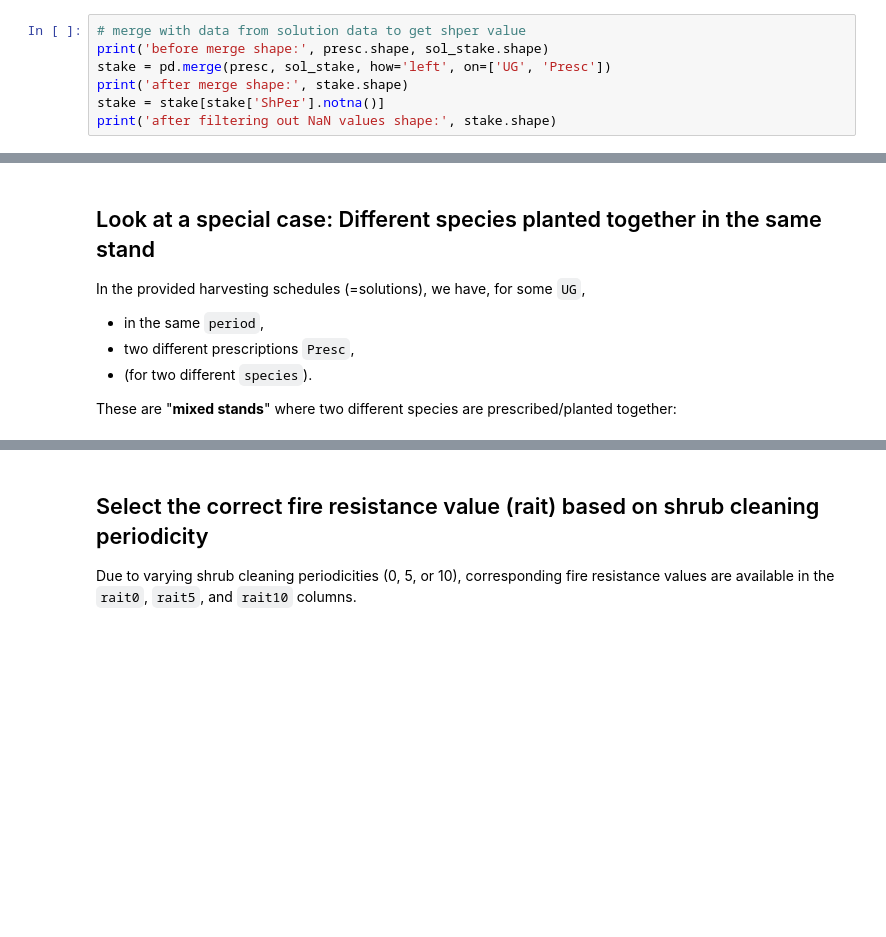
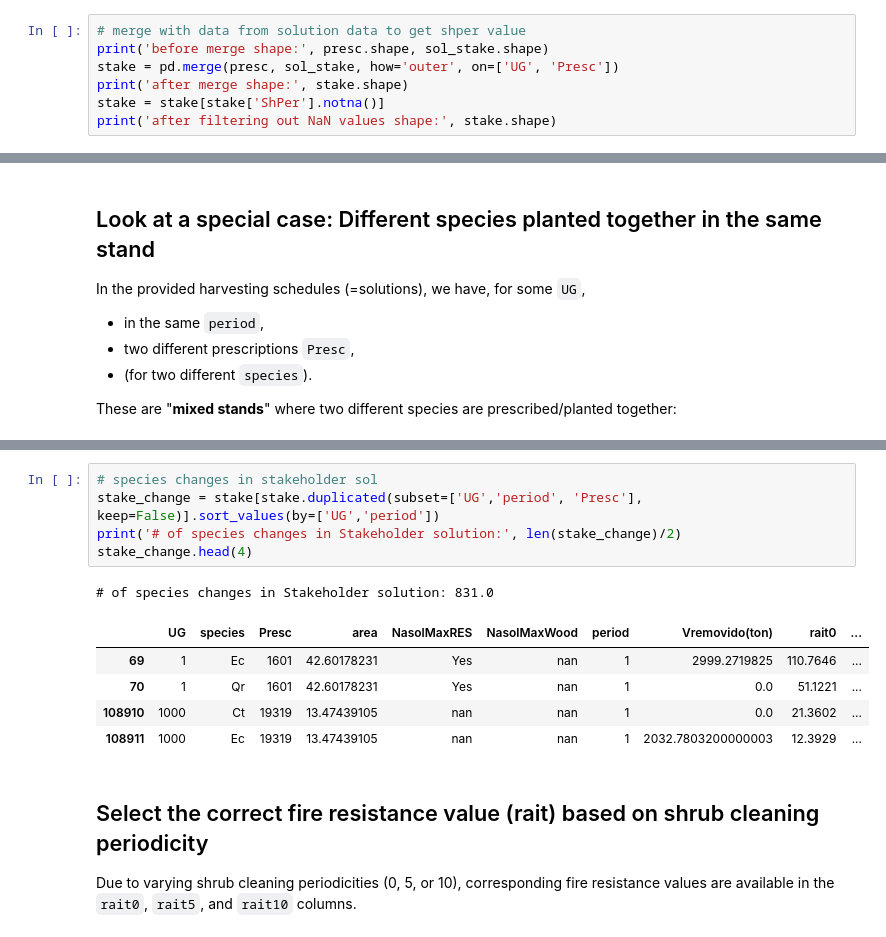
Before and after one commit to johannaasks/Masterthesis, a Jupyter notebook: Data_Preprocessing_HarvestingSchedule.ipynb, the cells around one changed output, grey strips where cells are left out. Saved outputs shown, nothing was run; the diff lists cells and outputs as text; blank space fills up the shorter version.

```diff
--- a/Data_Preprocessing_HarvestingSchedule.ipynb
+++ b/Data_Preprocessing_HarvestingSchedule.ipynb
@@ -879,7 +1005,7 @@ Merge to obtain `ShPer` from solution data
 # %%
 # merge with data from solution data to get shper value
 print('before merge shape:', presc.shape, sol_stake.shape)
-stake = pd.merge(presc, sol_stake, how='left', on=['UG', 'Presc'])
+stake = pd.merge(presc, sol_stake, how='outer', on=['UG', 'Presc'])
 print('after merge shape:', stake.shape)
 stake = stake[stake['ShPer'].notna()]
 print('after filtering out NaN values shape:', stake.shape)
@@ -942,3 +1107,15 @@ mres_mixed.head(4)
+# %%
+# species changes in stakeholder sol
+stake_change = stake[stake.duplicated(subset=['UG','period', 'Presc'], keep=False)].sort_values(by=['UG','period'])
+print('# of species changes in Stakeholder solution:', len(stake_change)/2)
+stake_change.head(4)
+# %% [output]
+# of species changes in Stakeholder solution: 831.0
+|  | UG | species | Presc | area | NasolMaxRES | NasolMaxWood | period | Vremovido(ton) | rait0 | ... |
+| 69 | 1 | Ec | 1601 | 42.60178231 | Yes | nan | 1 | 2999.2719825 | 110.7646 | ... |
+| 70 | 1 | Qr | 1601 | 42.60178231 | Yes | nan | 1 | 0.0 | 51.1221 | ... |
+| 108910 | 1000 | Ct | 19319 | 13.47439105 | nan | nan | 1 | 0.0 | 21.3602 | ... |
+| 108911 | 1000 | Ec | 19319 | 13.47439105 | nan | nan | 1 | 2032.7803200000003 | 12.3929 | ... |
 # %% [markdown]
 ## Select the correct fire resistance value (rait) based on shrub cleaning periodicity
 Due to varying shrub cleaning periodicities (0, 5, or 10), corresponding fire resistance values are available in the `rait0`, `rait5`, and `rait10` columns.
```
Also changed, not shown: parts of 35 cells of this notebook, 15 other files.
